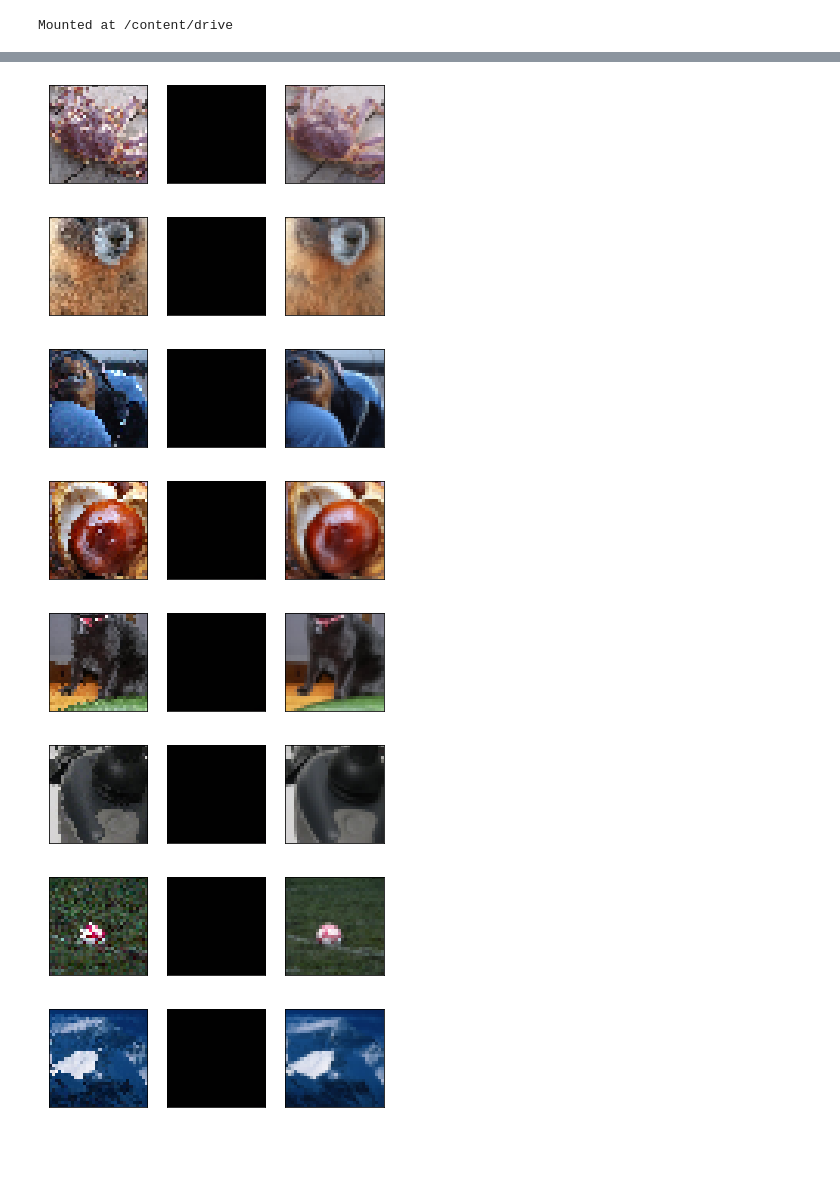
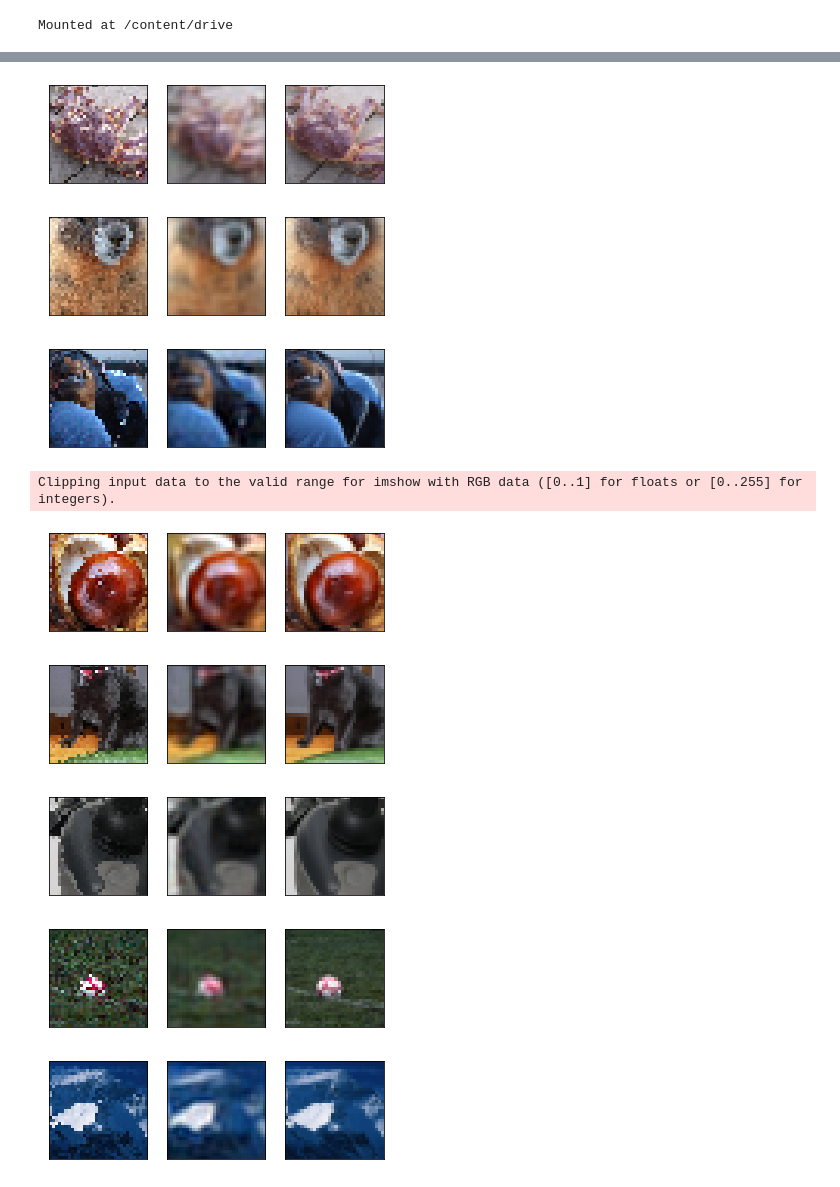
Before and after one commit to teocala/Mini-Projects-DeepL, a Jupyter notebook: Colab_Notebook_Thomas.ipynb, the cells around one changed output, grey strips where cells are left out. Cells and saved outputs as stored; diff of their text form; code cells hidden in the pictures; blank space fills up the shorter version.

```diff
--- a/Colab_Notebook_Thomas.ipynb
+++ b/Colab_Notebook_Thomas.ipynb
@@ -17,7 +17,7 @@ import matplotlib.pyplot as plt
 def psnr(denoised, ground_truth):
     # Peak Signal to Noise Ratio : denoised and ground˙truth have range [0 , 1]
     mse = torch . mean ((denoised - ground_truth ) ** 2)
-    return -10 * torch . log10 ( mse + 10** -8)
+    return -10 * torch . log10 ( mse / (255**2) + 10** -8)
 # %%
 ### For mini-project 1
 class Model(nn.Module):
@@ -182,7 +346,7 @@ def main(training=True,images_to_visualize='train', num_epochs=500):
           fig3.axes.get_yaxis().set_visible(False)
           plt.show(block=True)
 # %%
-main(training=True,images_to_visualize='test', num_epochs=20) # images_to_visualize='train','test','no'
+main(training=True,images_to_visualize='test', num_epochs=40) # images_to_visualize='train','test','no'
 # %% [output]
 Loading the data...
 Training data of size torch.Size([50000, 3, 32, 32])
@@ -197,8 +366,9 @@ The PSNR on the validation set is -42.14331817626953 DB
-[figure, old version]
+[figure, new version]
-[figure, old version]
+[figure, new version]
-[figure, old version]
+[figure, new version]
+Clipping input data to the valid range for imshow with RGB data ([0..1] for floats or [0..255] for integers).
-[figure, old version]
+[figure, new version]
-[figure, old version]
+[figure, new version]
-[figure, old version]
+[figure, new version]
-[figure, old version]
+[figure, new version]
-[figure, old version]
+[figure, new version]
```
Also changed, not shown: parts of 4 cells of this notebook.
